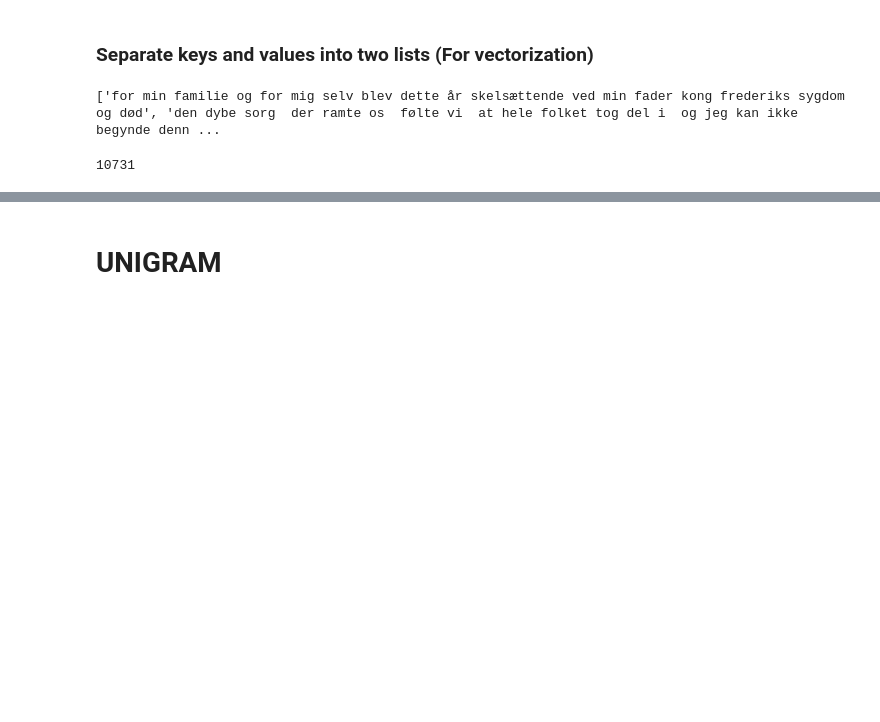
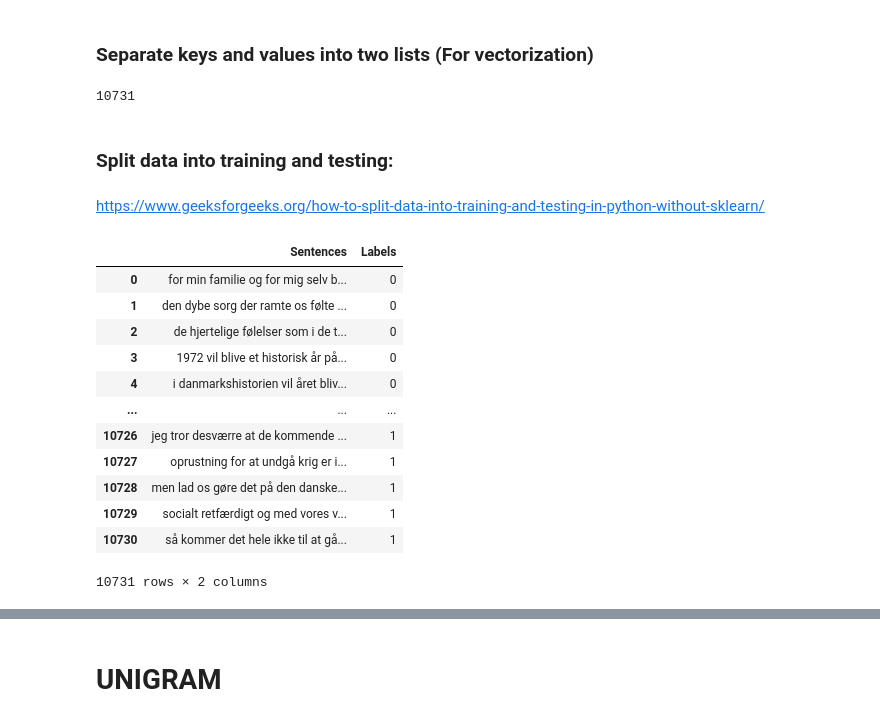
Before and after one commit to ChristianDTU/Nyt-rstaler, a Jupyter notebook: BOW_n-grams.ipynb, the cells around one changed output, grey strips where cells are left out. Cells and saved outputs as stored; diff of their text form; code cells hidden in the pictures; blank space fills up the shorter version.

```diff
--- a/BOW_n-grams.ipynb
+++ b/BOW_n-grams.ipynb
@@ -78,11 +78,33 @@ for sentence in all_sentences:
     sentences_list.append(sentence)
     labels_list.append(all_sentences[sentence])
 
-print(sentences_list)
-print(labels_list)
+# print(sentences_list)
+# print(labels_list)
-# %% [output]
-['for min familie og for mig selv blev dette år skelsættende ved min fader kong frederiks sygdom og død', 'den dybe sorg  der ramte os  følte vi  at hele folket tog del i  og jeg kan ikke begynde denn ...
 # %%
 print(len(sentences_list))
 # %% [output]
 10731
+# %% [markdown]
+### Split data into training and testing:
+# %% [markdown]
+https://www.geeksforgeeks.org/how-to-split-data-into-training-and-testing-in-python-without-sklearn/
+# %%
+df = pd.DataFrame({
+    "Sentences": sentences_list,
+    "Labels": labels_list,
+})
+df
+# %% [output]
+|  | Sentences | Labels |
+| 0 | for min familie og for mig selv b... | 0 |
+| 1 | den dybe sorg der ramte os følte ... | 0 |
+| 2 | de hjertelige følelser som i de t... | 0 |
+| 3 | 1972 vil blive et historisk år på... | 0 |
+| 4 | i danmarkshistorien vil året bliv... | 0 |
+| ... | ... | ... |
+| 10726 | jeg tror desværre at de kommende ... | 1 |
+| 10727 | oprustning for at undgå krig er i... | 1 |
+| 10728 | men lad os gøre det på den danske... | 1 |
+| 10729 | socialt retfærdigt og med vores v... | 1 |
+| 10730 | så kommer det hele ikke til at gå... | 1 |
+10731 rows × 2 columns
```
Also changed, not shown: parts of 32 cells of this notebook.
